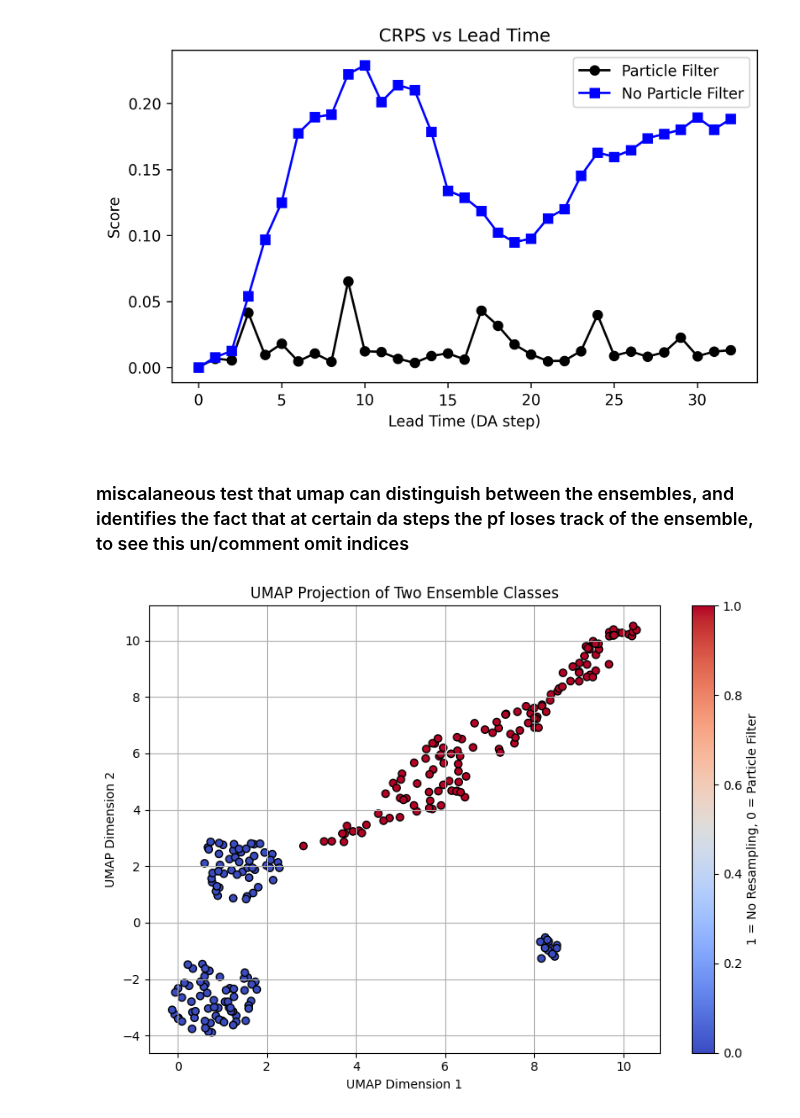
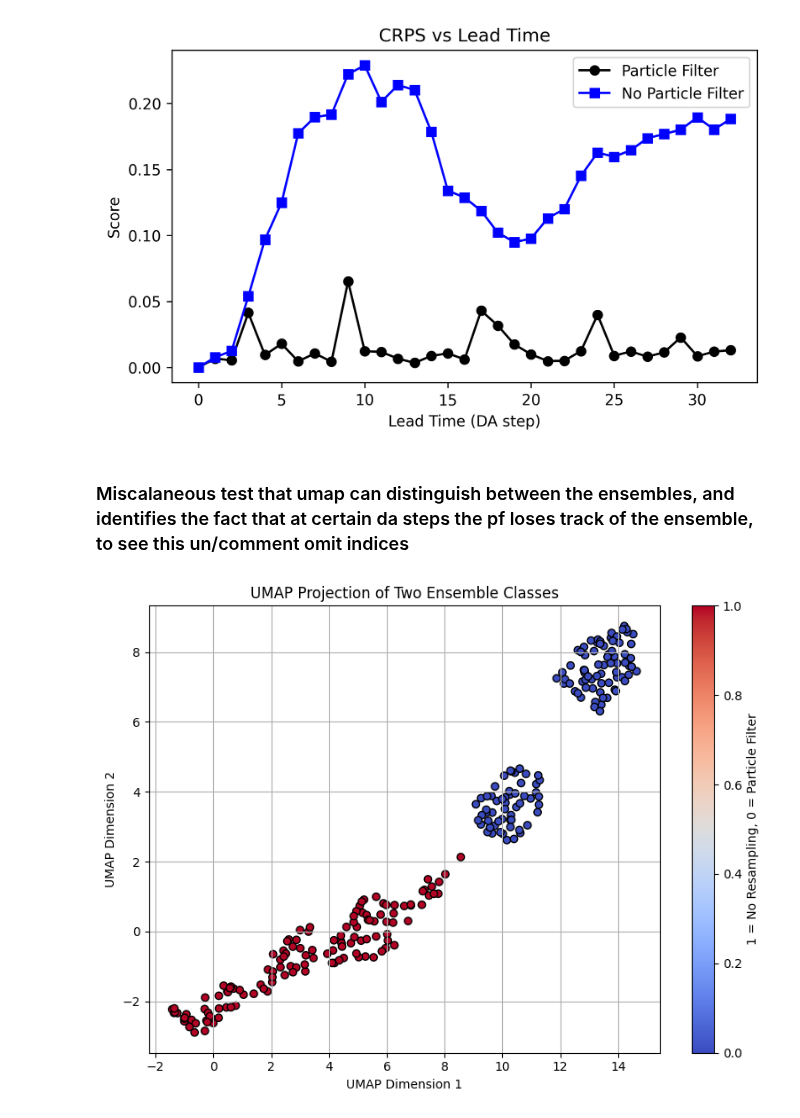
Before and after one commit to jameswoodfield/Particle_Filter, a Jupyter notebook: examples/Example_3_KdV_ensemble.ipynb, the cells around one changed output. Drawn from its saved outputs; the diff is of its cells as text; code cells hidden in the pictures.

```diff
--- a/examples/Example_3_KdV_ensemble.ipynb
+++ b/examples/Example_3_KdV_ensemble.ipynb
@@ -212,7 +212,7 @@ plt.show()
 [figure]
 [figure]
 # %% [markdown]
-### miscalaneous test that umap can distinguish between the ensembles, and identifies the fact that at certain da steps the pf loses track of the ensemble, to see this un/comment omit indices
+### Miscalaneous test that umap can distinguish between the ensembles, and identifies the fact that at certain da steps the pf loses track of the ensemble, to see this un/comment omit indices
 # %%
 import umap
 
@@ -223,35 +223,35 @@ import umap
 time_indices = np.arange(1,32,1)
 # Remove t=2,8,25 from the selected time indices
 #omit_indices = [3,9,26]
-omit_indices = []
+omit_indices = [26]
 time_indices = np.array([t for t in time_indices if t not in omit_indices])
 
 # Apply selection to both ensembles
 particles_selected = particles[time_indices]
 particles_1_selected = particles_1[time_indices]
 
 flat_trajectories = particles_selected.transpose(1, 0, 2).reshape(particles.shape[1], -1)
 flat_trajectories_1 = particles_1_selected.transpose(1, 0, 2).reshape(particles_1.shape[1], -1)
 
 # Stack for UMAP
 ensemble = np.vstack([flat_trajectories, flat_trajectories_1])  # Shape: (2*n_particles_per_class, n_features)
 labels = np.array([0]*flat_trajectories.shape[0] + [1]*flat_trajectories_1.shape[0])
 
 # Apply UMAP
 reducer = umap.UMAP(n_neighbors=15, min_dist=0.2, metric='euclidean', random_state=42)
 embedding = reducer.fit_transform(ensemble)  # Shape: (2*n_particles_per_class, 2)
 
 # Plot
 plt.figure(figsize=(8, 6))
 # Colorbar label: 0 = Particle Filter, 1 = No Resampling
 # plt.annotate("Color 1 = No Resampling", xy=(0.99, 1.02), xycoords='axes fraction', ha='right', va='bottom', fontsize=10, color='red')
 sc = plt.scatter(embedding[:, 0], embedding[:, 1], c=labels, cmap='coolwarm', edgecolor='k')
 plt.title("UMAP Projection of Two Ensemble Classes")
 plt.xlabel("UMAP Dimension 1")
 plt.ylabel("UMAP Dimension 2")
 plt.grid(True)
 plt.tight_layout()
 plt.colorbar(sc, label='1 = No Resampling, 0 = Particle Filter')
 plt.show()
 # %% [output]
-[figure, old version]
+[figure, new version]
```
Also changed, not shown: parts of 1 cell of this notebook, 14 other files.
